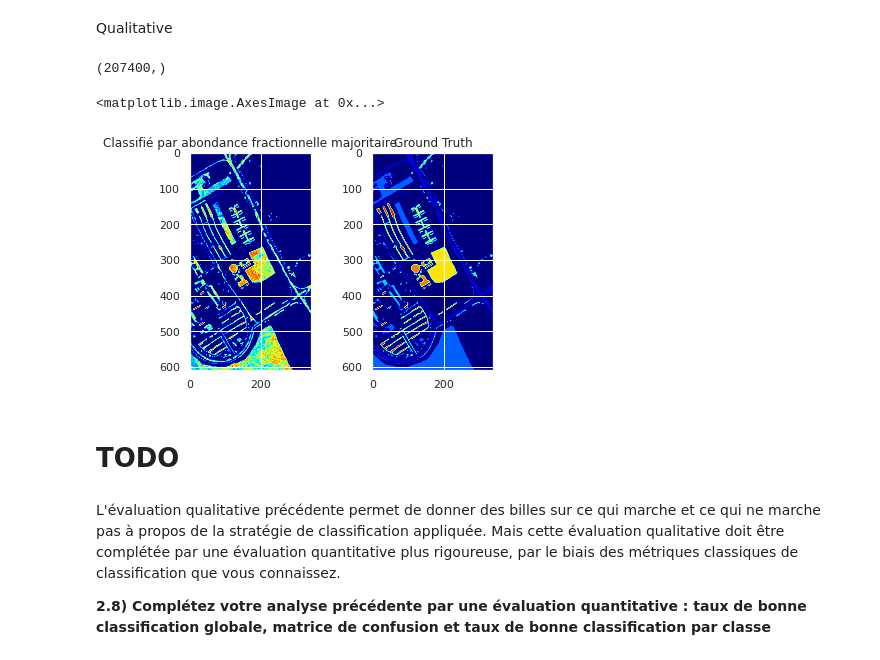
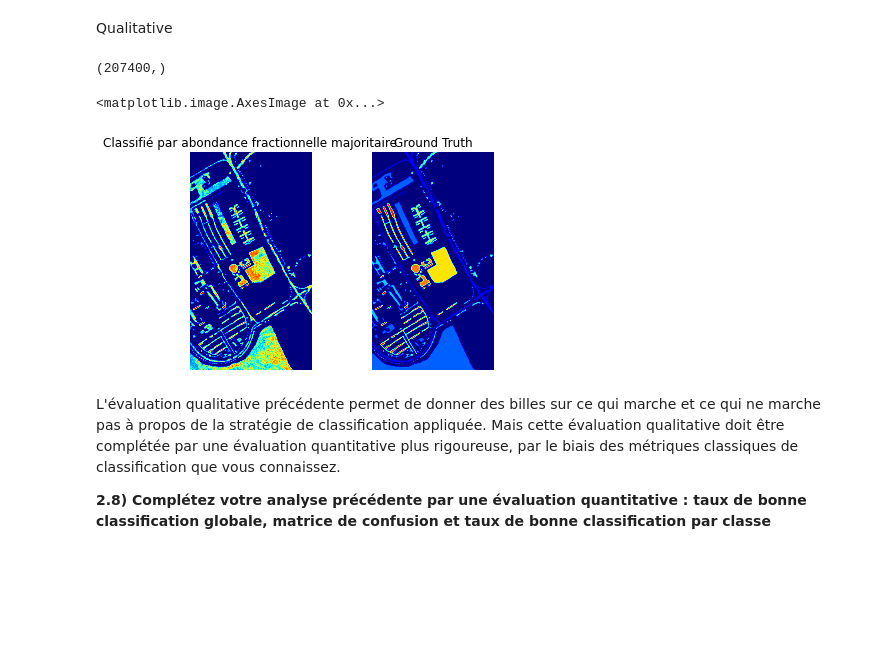
Before and after one commit to Li0nMo0se/spectral_unmixing, a Jupyter notebook: Main.ipynb, the cells around one changed output. Saved outputs shown, nothing was run; the diff lists cells and outputs as text; code cells hidden in the pictures; blank space fills up the shorter version.

```diff
--- a/Main.ipynb
+++ b/Main.ipynb
@@ -343,20 +345,22 @@ Qualitative
 # %%
 labels = np.argmax(𝝓, axis=0) + 1
 labels[gt.flatten() == 9] = 9
 labels[gt.flatten() == 0] = 0
 print(labels.shape)
+
 plt.subplot(1, 2, 1)
 plt.title("Classifié par abondance fractionnelle majoritaire")
 plt.imshow(labels.reshape(Nrow, Ncol), cmap='jet')
+plt.axis('off')
+
 plt.subplot(1, 2, 2)
+plt.axis('off')
 plt.title("Ground Truth")
 plt.imshow(gt, cmap='jet')
 # %% [output]
 (207400,)
 <matplotlib.image.AxesImage at 0x...>
-[figure, old version]
+[figure, new version]
-# %% [markdown]
-# TODO
 # %% [markdown]
 L'évaluation qualitative précédente permet de donner des billes sur ce qui marche et ce qui ne marche pas à propos de la stratégie de classification appliquée. Mais cette évaluation qualitative doit être complétée par une évaluation quantitative plus rigoureuse, par le biais des métriques classiques de classification que vous connaissez.
 
```
Also changed, not shown: parts of 10 cells of this notebook.
